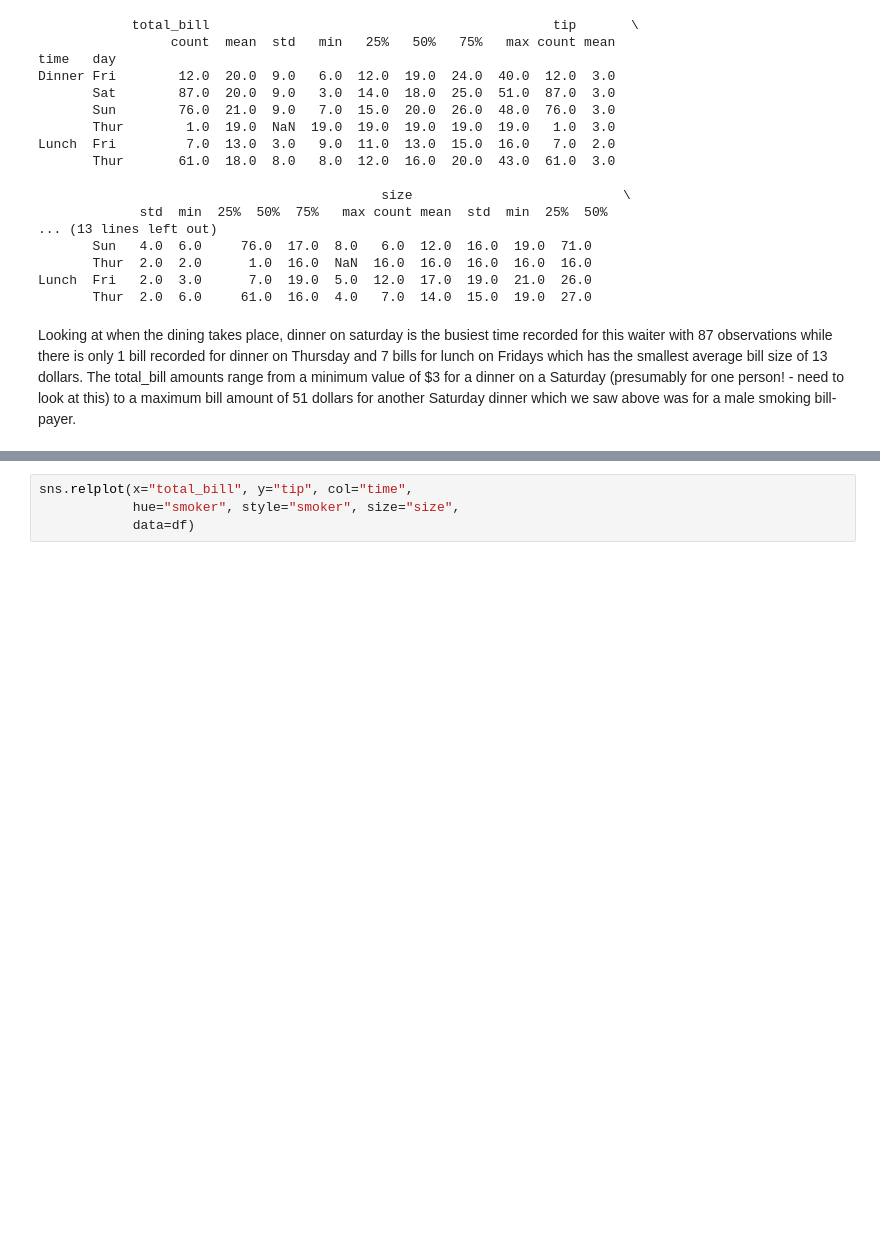
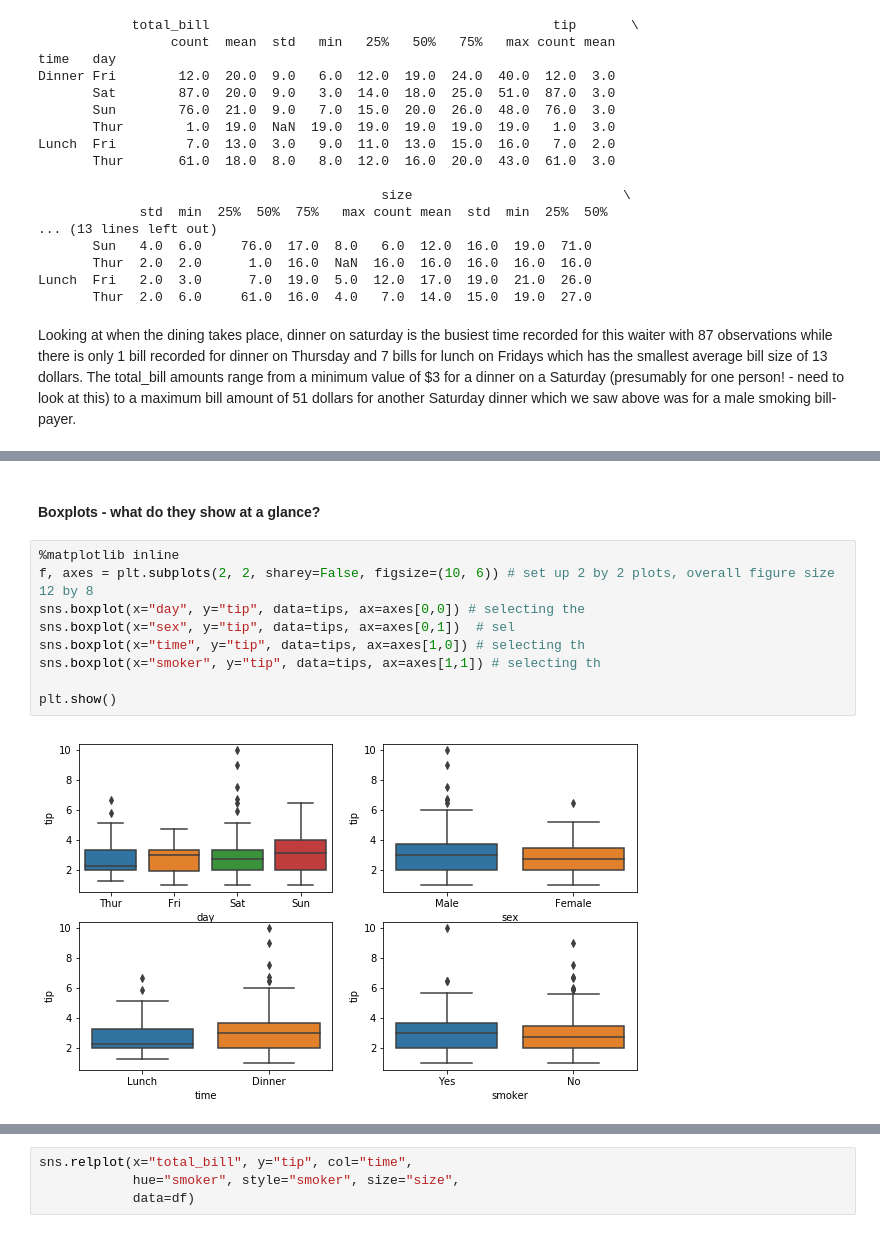
Before and after one commit to angela1C/Fundamentals-of-Data-Analysis-Project-2019, a Jupyter notebook: tips-project.ipynb, the cells around one changed output, grey strips where cells are left out. Saved outputs shown, nothing was run; the diff lists cells and outputs as text; blank space fills up the shorter version.

```diff
--- a/tips-project.ipynb
+++ b/tips-project.ipynb
@@ -661,0 +714,13 @@ sns.pairplot(df, hue = "sex")
+# %% [markdown]
+#### Boxplots - what do they show at a glance?
+# %%
+%matplotlib inline
+f, axes = plt.subplots(2, 2, sharey=False, figsize=(10, 6)) # set up 2 by 2 plots, overall figure size 12 by 8
+sns.boxplot(x="day", y="tip", data=tips, ax=axes[0,0]) # selecting the
+sns.boxplot(x="sex", y="tip", data=tips, ax=axes[0,1])  # sel
+sns.boxplot(x="time", y="tip", data=tips, ax=axes[1,0]) # selecting th
+sns.boxplot(x="smoker", y="tip", data=tips, ax=axes[1,1]) # selecting th
+
+plt.show()
+# %% [output]
+[figure, added]
```
Also changed, not shown: parts of 36 cells of this notebook.
